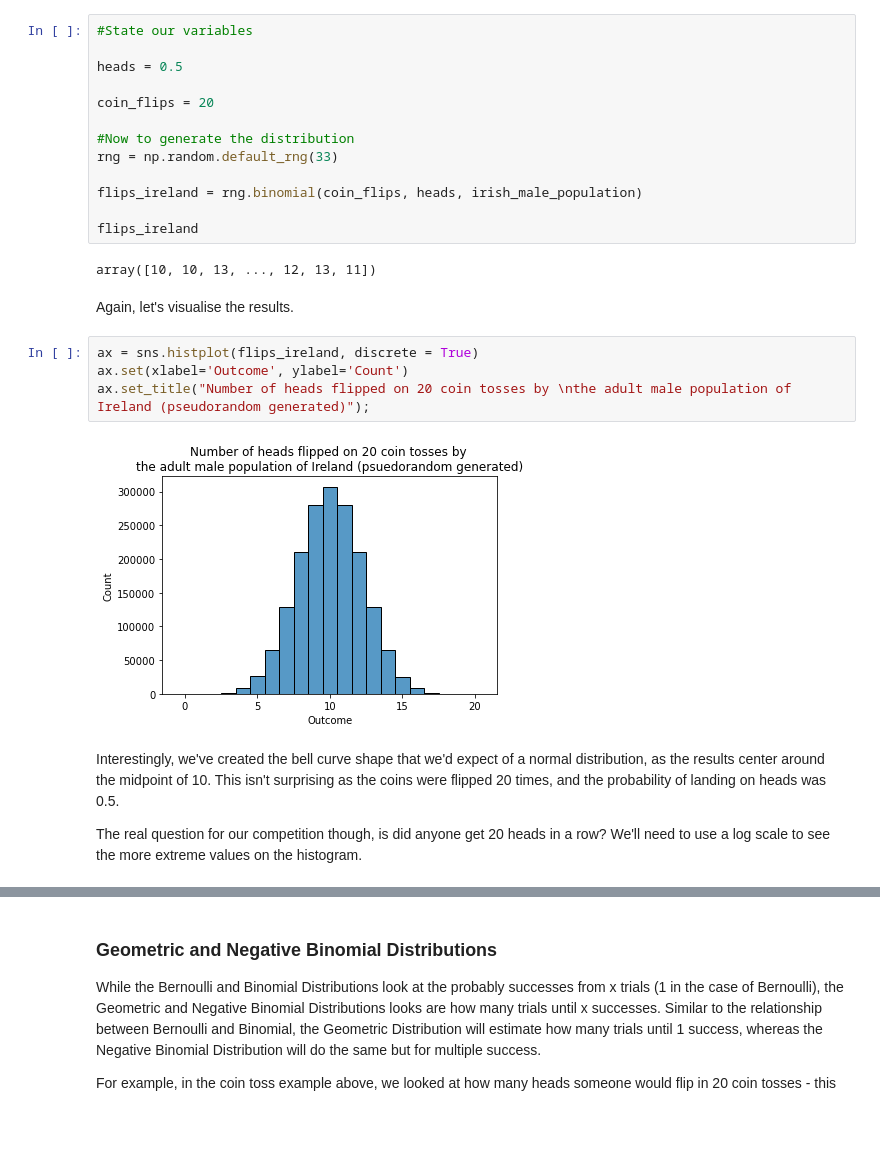
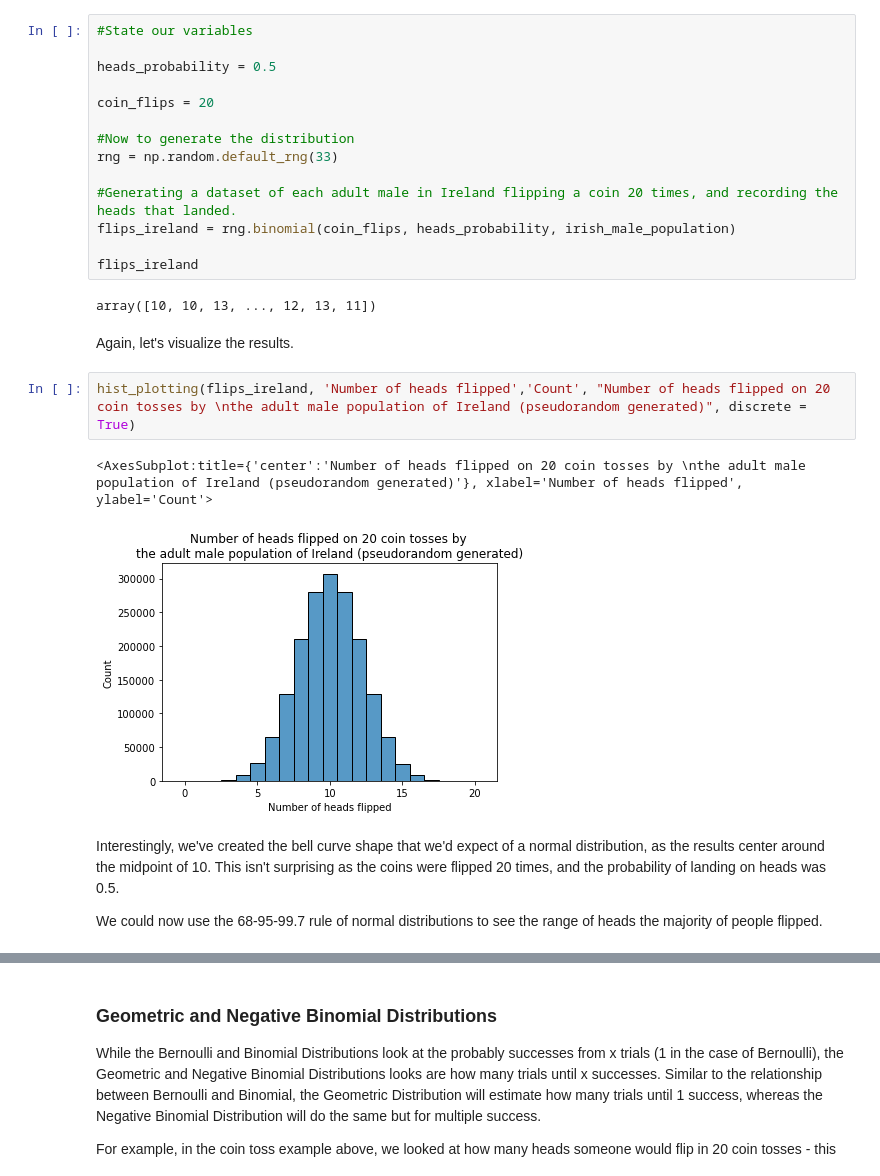
Before and after one commit to OtherBrian/pda-np.random, a Jupyter notebook: Numpy.Random.ipynb, the cells around one changed output, grey strips where cells are left out. Drawn from its saved outputs; the diff is of its cells as text; blank space fills up the shorter version.

Commit message:
Spellcheck, formatting and code refactoring done for Bernoulli and Binomial Distributions.

```diff
--- a/Numpy.Random.ipynb
+++ b/Numpy.Random.ipynb
@@ -1095,27 +1097,27 @@ Flipping 20 heads in a row is incredibly unlikely, especially if you only have 1
 # %%
 #State our variables
 
-heads = 0.5
+heads_probability = 0.5
 
 coin_flips = 20
 
 #Now to generate the distribution
 rng = np.random.default_rng(33)
 
-flips_ireland = rng.binomial(coin_flips, heads, irish_male_population)
+#Generating a dataset of each adult male in Ireland flipping a coin 20 times, and recording the heads that landed.
+flips_ireland = rng.binomial(coin_flips, heads_probability, irish_male_population)
 
 flips_ireland
 # %% [output]
 array([10, 10, 13, ..., 12, 13, 11])
 # %% [markdown]
-Again, let's visualise the results.
+Again, let's visualize the results.
 # %%
-ax = sns.histplot(flips_ireland, discrete = True)
-ax.set(xlabel='Outcome', ylabel='Count')
-ax.set_title("Number of heads flipped on 20 coin tosses by \nthe adult male population of Ireland (pseudorandom generated)");
+hist_plotting(flips_ireland, 'Number of heads flipped','Count', "Number of heads flipped on 20 coin tosses by \nthe adult male population of Ireland (pseudorandom generated)", discrete = True)
 # %% [output]
+<AxesSubplot:title={'center':'Number of heads flipped on 20 coin tosses by \nthe adult male population of Ireland (pseudorandom generated)'}, xlabel='Number of heads flipped', ylabel='Count'>
-[figure, old version]
+[figure, new version]
 # %% [markdown]
 Interestingly, we've created the bell curve shape that we'd expect of a normal distribution, as the results center around the midpoint of 10. This isn't surprising as the coins were flipped 20 times, and the probability of landing on heads was 0.5.
 
-The real question for our competition though, is did anyone get 20 heads in a row? We'll need to use a log scale to see the more extreme values on the histogram.
+We could now use the 68-95-99.7 rule of normal distributions to see the range of heads the majority of people flipped.
```
Also changed, not shown: parts of 16 cells of this notebook.
